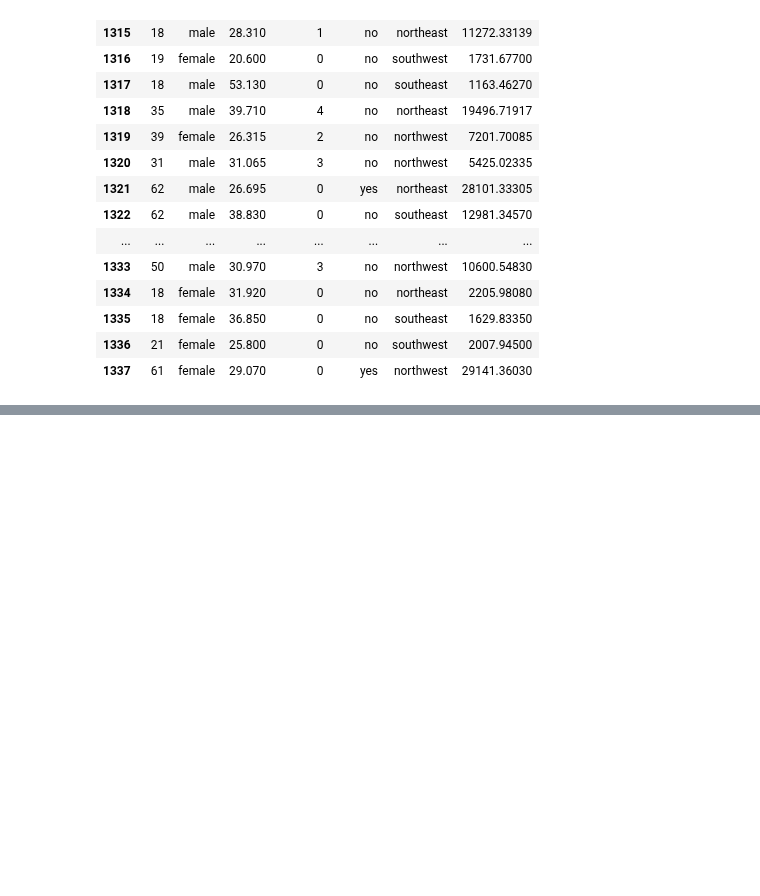
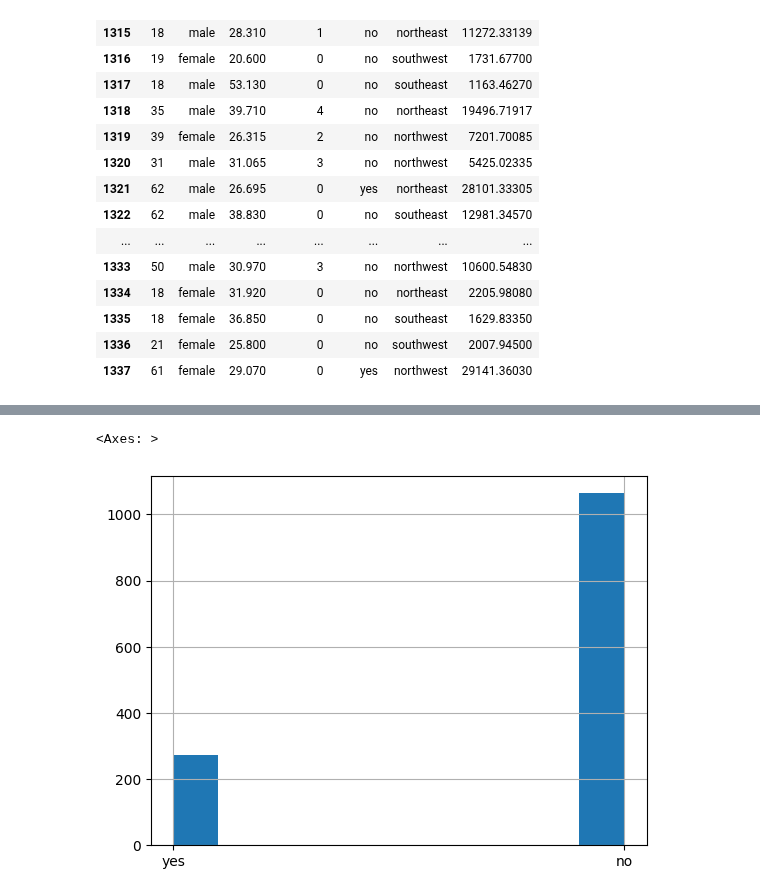
Before and after one commit to Memory77/brief_assurance_reg, a Jupyter notebook: nettoyage.ipynb, the cells around one changed output, grey strips where cells are left out. Cells and saved outputs as stored; diff of their text form; code cells hidden in the pictures; blank space fills up the shorter version.

```diff
--- a/nettoyage.ipynb
+++ b/nettoyage.ipynb
@@ -57,0 +116,6 @@ df.tail(25)
+# %%
+#variable smoker(categorielle)
+df['smoker'].hist()
+# %% [output]
+<Axes: >
+[figure, added]
```
Also changed, not shown: parts of 20 cells of this notebook.
